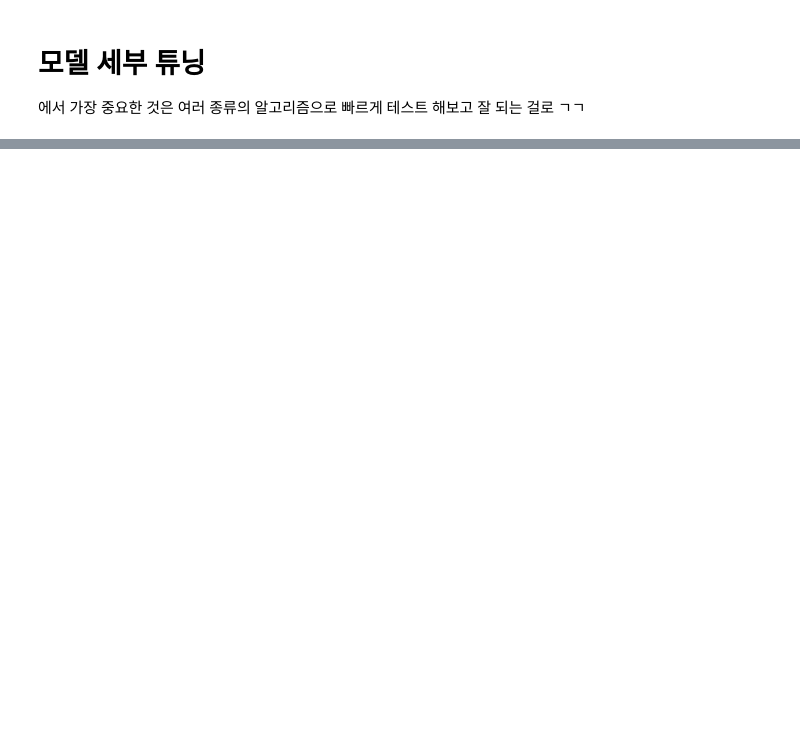
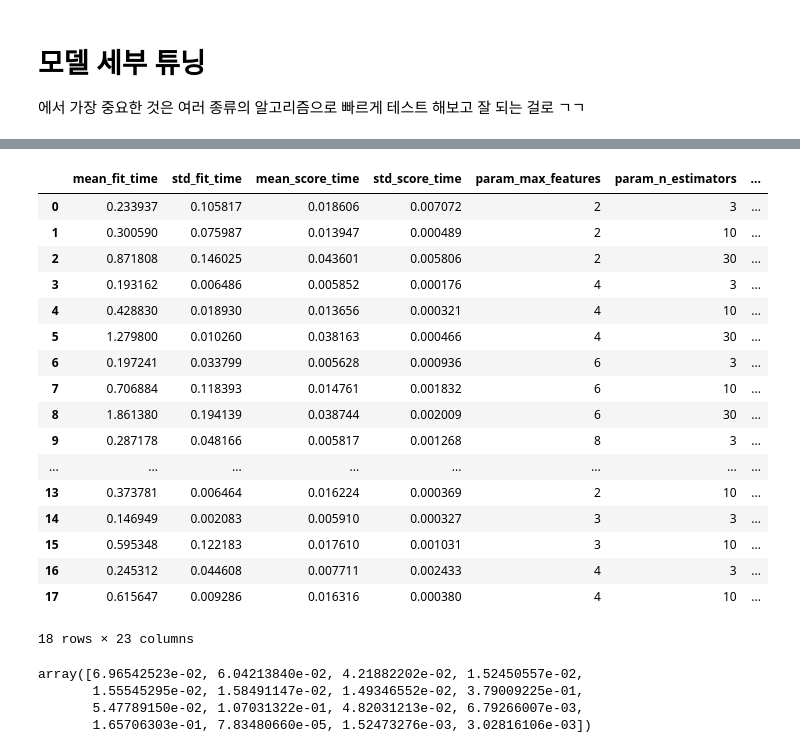
Before and after one commit to Mujae/Deep_Learning_by_Python, a Jupyter notebook: 02_MachineLearningSystem.ipynb, the cells around one changed output, grey strips where cells are left out. Drawn from its saved outputs; the diff is of its cells as text; code cells hidden in the pictures; blank space fills up the shorter version.

```diff
--- a/02_MachineLearningSystem.ipynb
+++ b/02_MachineLearningSystem.ipynb
@@ -637,0 +680,9 @@ housing_predictions = forest_reg.predict
+# %%
+from sklearn.svm import SVR
+
+svm_reg = SVR(kernel="linear")
+svm_reg.fit(housing_prepared, housing_labels)
+housing_predictions = svm_reg.predict(housing_prepared)
+svm_mse = mean_squared_error(housing_labels, housing_predictions)
+svm_rmse = np.sqrt(svm_mse)
+svm_rmse
@@ -642,9 +695,12 @@ housing_predictions = forest_reg.predict
 from sklearn.model_selection import GridSearchCV
 
 param_grid = [
-    {'n_estimatos':[3,10,30], 'max_features': [2,4,6,8]},
-    {'bootstrap':[False], 'n_estimators':[3,10], 'max_features':[2,3,4]}
-]
+    {'n_estimators': [3, 10, 30], 'max_features': [2, 4, 6, 8]},
+    {'bootstrap': [False], 'n_estimators': [3, 10], 'max_features': [2, 3, 4]},
+  ]
+
 forest_reg = RandomForestRegressor(random_state=42)
-grid_search = GridSearchCV(forest_reg, param_grid, cv=5, scoring = 'neg_mean_squared_error',
+grid_search = GridSearchCV(forest_reg, param_grid, cv=5,
+                           scoring='neg_mean_squared_error',
                            return_train_score=True)
+grid_search.fit(housing_prepared, housing_labels)
@@ -650,0 +748,30 @@ grid_search = GridSearchCV(forest_reg, param_grid, cv=5, scoring = 'neg_mean_squ
+# %%
+
+pd.DataFrame(grid_search.cv_results_)
+# %% [output]
+|  | mean_fit_time | std_fit_time | mean_score_time | std_score_time | param_max_features | param_n_estimators | ... |
+| 0 | 0.233937 | 0.105817 | 0.018606 | 0.007072 | 2 | 3 | ... |
+| 1 | 0.300590 | 0.075987 | 0.013947 | 0.000489 | 2 | 10 | ... |
+| 2 | 0.871808 | 0.146025 | 0.043601 | 0.005806 | 2 | 30 | ... |
+| 3 | 0.193162 | 0.006486 | 0.005852 | 0.000176 | 4 | 3 | ... |
+| 4 | 0.428830 | 0.018930 | 0.013656 | 0.000321 | 4 | 10 | ... |
+| 5 | 1.279800 | 0.010260 | 0.038163 | 0.000466 | 4 | 30 | ... |
+| 6 | 0.197241 | 0.033799 | 0.005628 | 0.000936 | 6 | 3 | ... |
+| 7 | 0.706884 | 0.118393 | 0.014761 | 0.001832 | 6 | 10 | ... |
+| 8 | 1.861380 | 0.194139 | 0.038744 | 0.002009 | 6 | 30 | ... |
+| 9 | 0.287178 | 0.048166 | 0.005817 | 0.001268 | 8 | 3 | ... |
+| ... | ... | ... | ... | ... | ... | ... | ... |
+| 13 | 0.373781 | 0.006464 | 0.016224 | 0.000369 | 2 | 10 | ... |
+| 14 | 0.146949 | 0.002083 | 0.005910 | 0.000327 | 3 | 3 | ... |
+| 15 | 0.595348 | 0.122183 | 0.017610 | 0.001031 | 3 | 10 | ... |
+| 16 | 0.245312 | 0.044608 | 0.007711 | 0.002433 | 4 | 3 | ... |
+| 17 | 0.615647 | 0.009286 | 0.016316 | 0.000380 | 4 | 10 | ... |
+18 rows × 23 columns
+# %%
+feature_importances = grid_search.best_estimator_.feature_importances_
+feature_importances
+# %% [output]
+array([6.96542523e-02, 6.04213840e-02, 4.21882202e-02, 1.52450557e-02,
+       1.55545295e-02, 1.58491147e-02, 1.49346552e-02, 3.79009225e-01,
+       5.47789150e-02, 1.07031322e-01, 4.82031213e-02, 6.79266007e-03,
+       1.65706303e-01, 7.83480660e-05, 1.52473276e-03, 3.02816106e-03])
```
Also changed, not shown: parts of 26 cells of this notebook.
